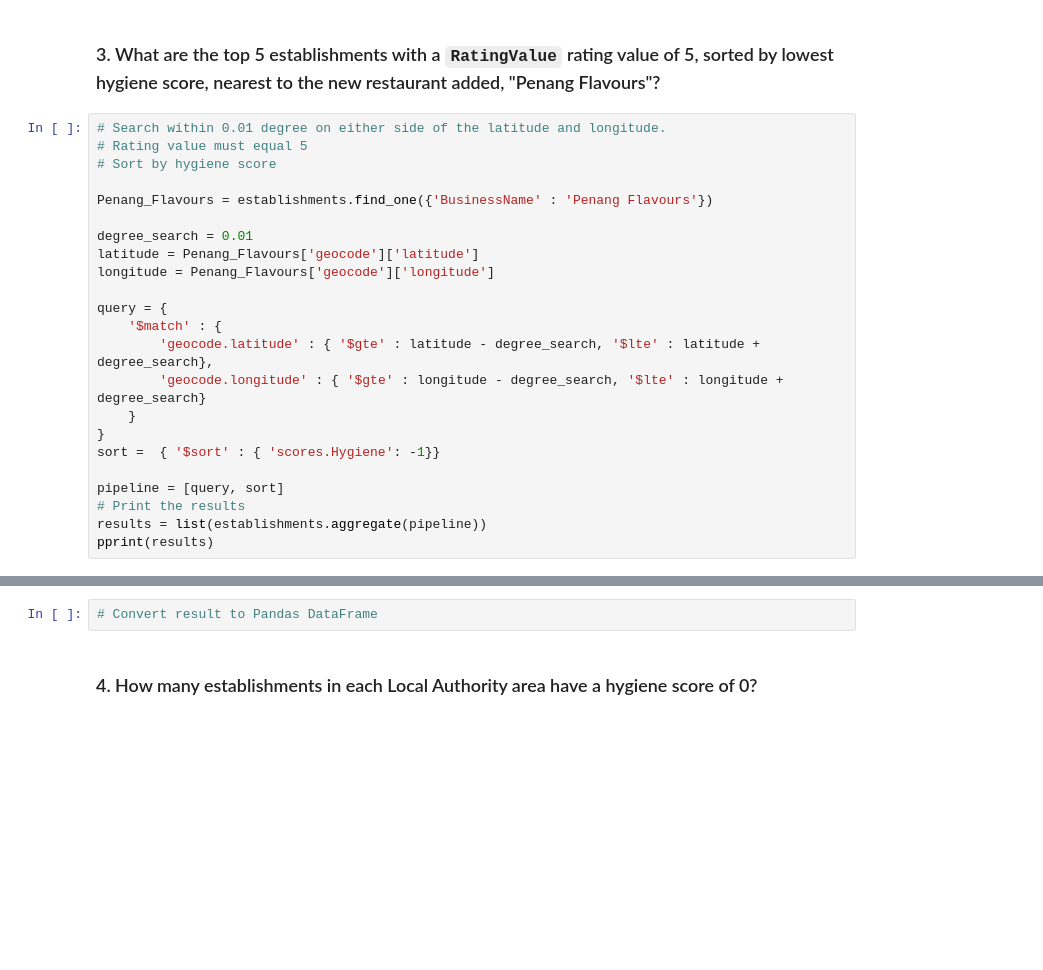
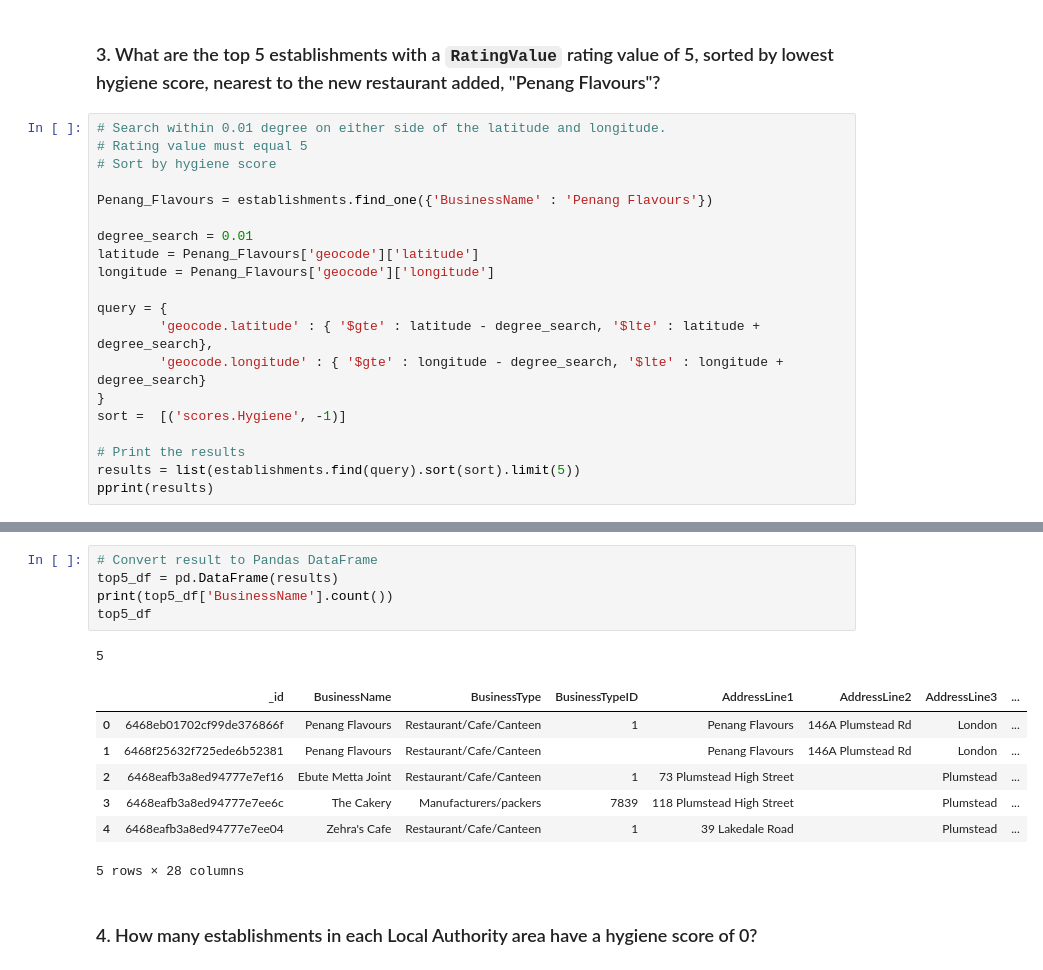
Before and after one commit to HunterG003/nosql-challenge, a Jupyter notebook: NoSQL_analysis_starter.ipynb, the cells around one changed output, grey strips where cells are left out. Drawn from its saved outputs; the diff is of its cells as text; blank space fills up the shorter version.

```diff
--- a/NoSQL_analysis_starter.ipynb
+++ b/NoSQL_analysis_starter.ipynb
@@ -152,15 +152,12 @@ latitude = Penang_Flavours['geocode']['latitude']
 longitude = Penang_Flavours['geocode']['longitude']
 
 query = {
-    '$match' : {
         'geocode.latitude' : { '$gte' : latitude - degree_search, '$lte' : latitude + degree_search},
         'geocode.longitude' : { '$gte' : longitude - degree_search, '$lte' : longitude + degree_search}
-    }
 }
-sort =  { '$sort' : { 'scores.Hygiene': -1}}
+sort =  [('scores.Hygiene', -1)]
 
-pipeline = [query, sort]
 # Print the results
-results = list(establishments.aggregate(pipeline))
+results = list(establishments.find(query).sort(sort).limit(5))
 pprint(results)
 # %% [output]
@@ -168,5 +181,17 @@ TypeError: unsupported operand type(s) for -: 'Decimal128' and 'float'
 # %%
 # Convert result to Pandas DataFrame
+top5_df = pd.DataFrame(results)
+print(top5_df['BusinessName'].count())
+top5_df
+# %% [output]
+5
+|  | _id | BusinessName | BusinessType | BusinessTypeID | AddressLine1 | AddressLine2 | AddressLine3 | ... |
+| 0 | 6468eb01702cf99de376866f | Penang Flavours | Restaurant/Cafe/Canteen | 1 | Penang Flavours | 146A Plumstead Rd | London | ... |
+| 1 | 6468f25632f725ede6b52381 | Penang Flavours | Restaurant/Cafe/Canteen |  | Penang Flavours | 146A Plumstead Rd | London | ... |
+| 2 | 6468eafb3a8ed94777e7ef16 | Ebute Metta Joint | Restaurant/Cafe/Canteen | 1 | 73 Plumstead High Street |  | Plumstead | ... |
+| 3 | 6468eafb3a8ed94777e7ee6c | The Cakery | Manufacturers/packers | 7839 | 118 Plumstead High Street |  | Plumstead | ... |
+| 4 | 6468eafb3a8ed94777e7ee04 | Zehra's Cafe | Restaurant/Cafe/Canteen | 1 | 39 Lakedale Road |  | Plumstead | ... |
+5 rows × 28 columns
 # %% [markdown]
 ### 4. How many establishments in each Local Authority area have a hygiene score of 0?
 # %%
```
Also changed, not shown: parts of 3 cells of this notebook.
